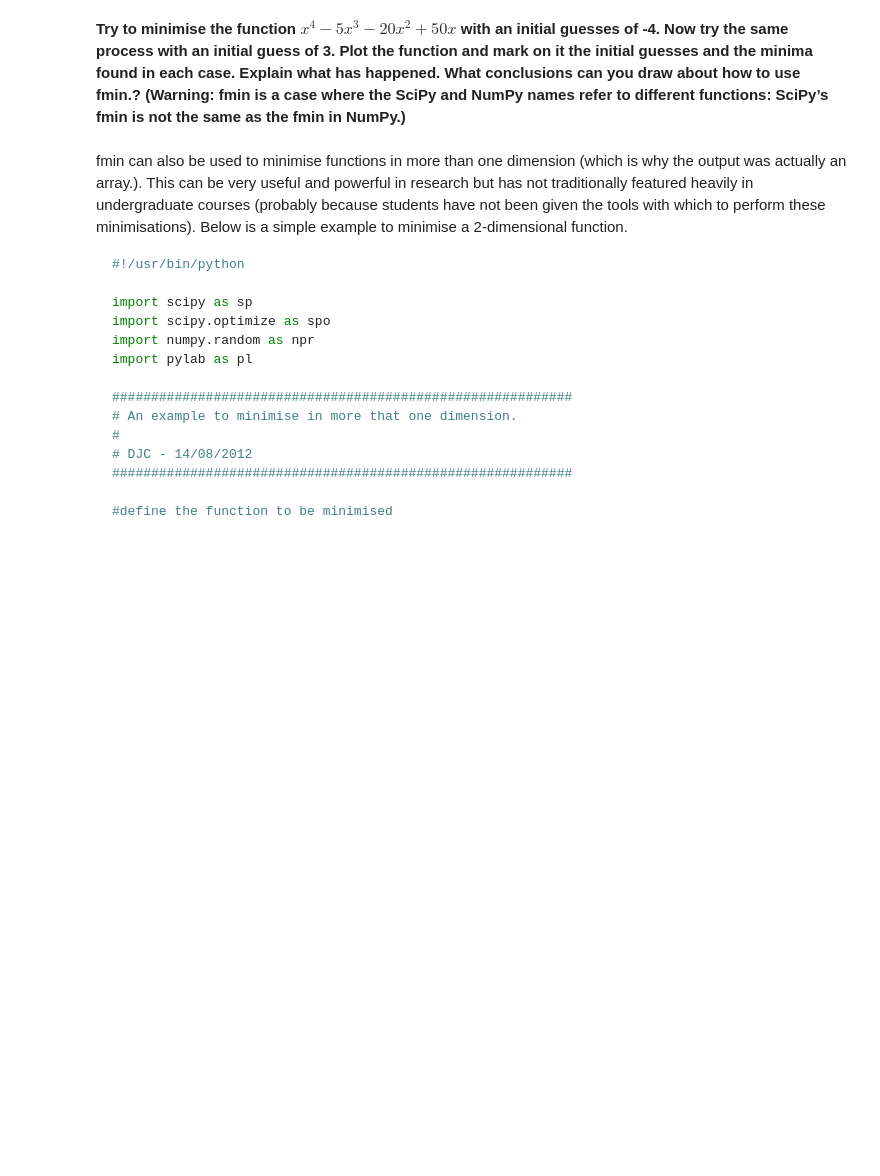
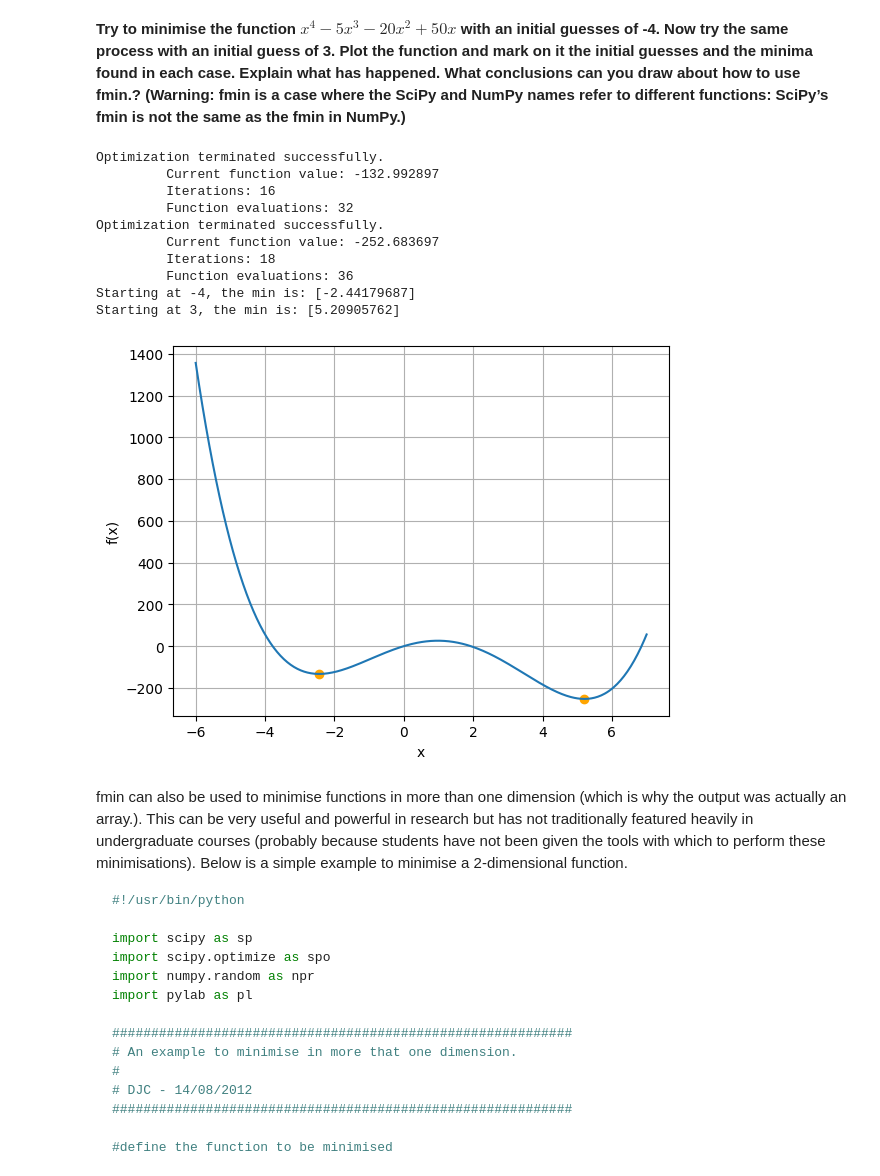
Before and after one commit to AFreeSeagul/IC-GSS-Python, a Jupyter notebook: notebooks/matplotlib.ipynb, the cells around one changed output. Drawn from its saved outputs; the diff is of its cells as text; code cells hidden in the pictures; blank space fills up the shorter version.

````diff
--- a/notebooks/matplotlib.ipynb
+++ b/notebooks/matplotlib.ipynb
@@ -420,3 +369,13 @@ This produces the following output:
 [-0.5]
 ```
 **Modify func1 so that it also prints out the value x that it is called with and run the optimization again. (For details of how fmin works use help(spo.fmin).)**
+# %%
+import scipy as sp
+import scipy.optimize as spo
+
+def func1(x):
+  print("x =", x)
+  return x ** 2 + x
+
+x = spo.fmin(func1, 1)
+print(x)
@@ -423,6 +400,40 @@ This produces the following output:
 # %% [markdown]
 **Try to minimise the function $x^4-5x^3-20x^2+50x$ with an initial guesses of -4. Now try the same process with an initial guess of 3. Plot the function and mark on it the initial guesses and the minima found in each case. Explain what has happened. What conclusions can you draw about how to use fmin.?
 (Warning: fmin is a case where the SciPy and NumPy names refer to different functions: SciPy’s fmin is not the same as the fmin in NumPy.)**
+# %%
+import numpy as np
+import matplotlib.pyplot as plt
+import scipy.optimize as spo
+
+def func1(x):
+  return (x**4 - 5*(x**3) - 20*(x**2) + 50*x)
+
+min_one = spo.fmin(func1, -4)
+min_two = spo.fmin(func1, 3)
+
+print("Starting at -4, the min is:", min_one)
+print("Starting at 3, the min is:", min_two)
+
+
+x = np.linspace(-6, 7, 400)
+plt.plot(x, func1(x))
+plt.scatter([min_one, min_two], [func1(min_one), func1(min_two)], color='orange', label='Initial guesses')
+plt.xlabel('x')
+plt.ylabel('f(x)')
+plt.grid()
+plt.show()
+# %% [output]
+Optimization terminated successfully.
+         Current function value: -132.992897
+         Iterations: 16
+         Function evaluations: 32
+Optimization terminated successfully.
+         Current function value: -252.683697
+         Iterations: 18
+         Function evaluations: 36
+Starting at -4, the min is: [-2.44179687]
+Starting at 3, the min is: [5.20905762]
+[figure, added]
 # %% [markdown]
 fmin can also be used to minimise functions in more than one dimension (which is why the output was actually an array.). This can be very useful and powerful in research but has not traditionally featured heavily in undergraduate courses (probably because students have not been given the tools with which to perform these minimisations). Below is a simple example to minimise a 2-dimensional function.
 
````
Also changed, not shown: parts of 11 cells of this notebook.
